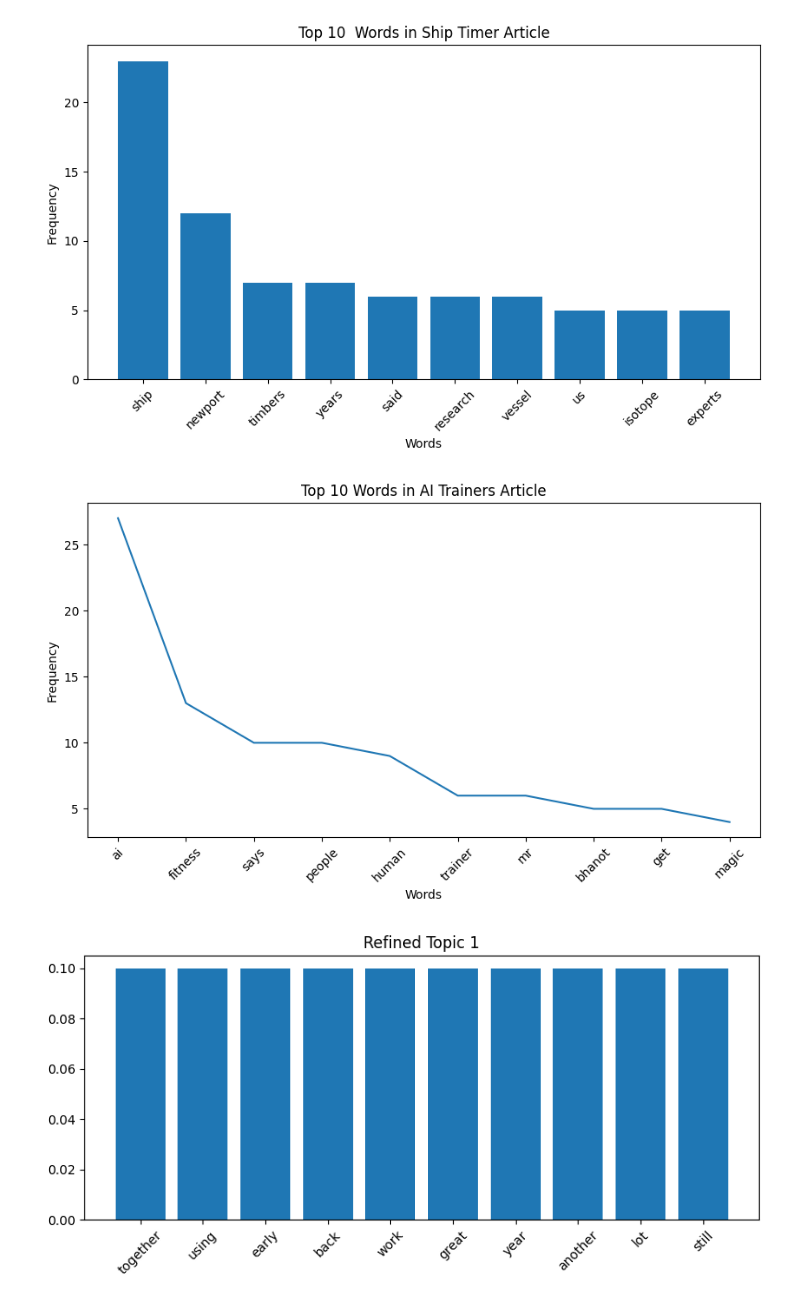
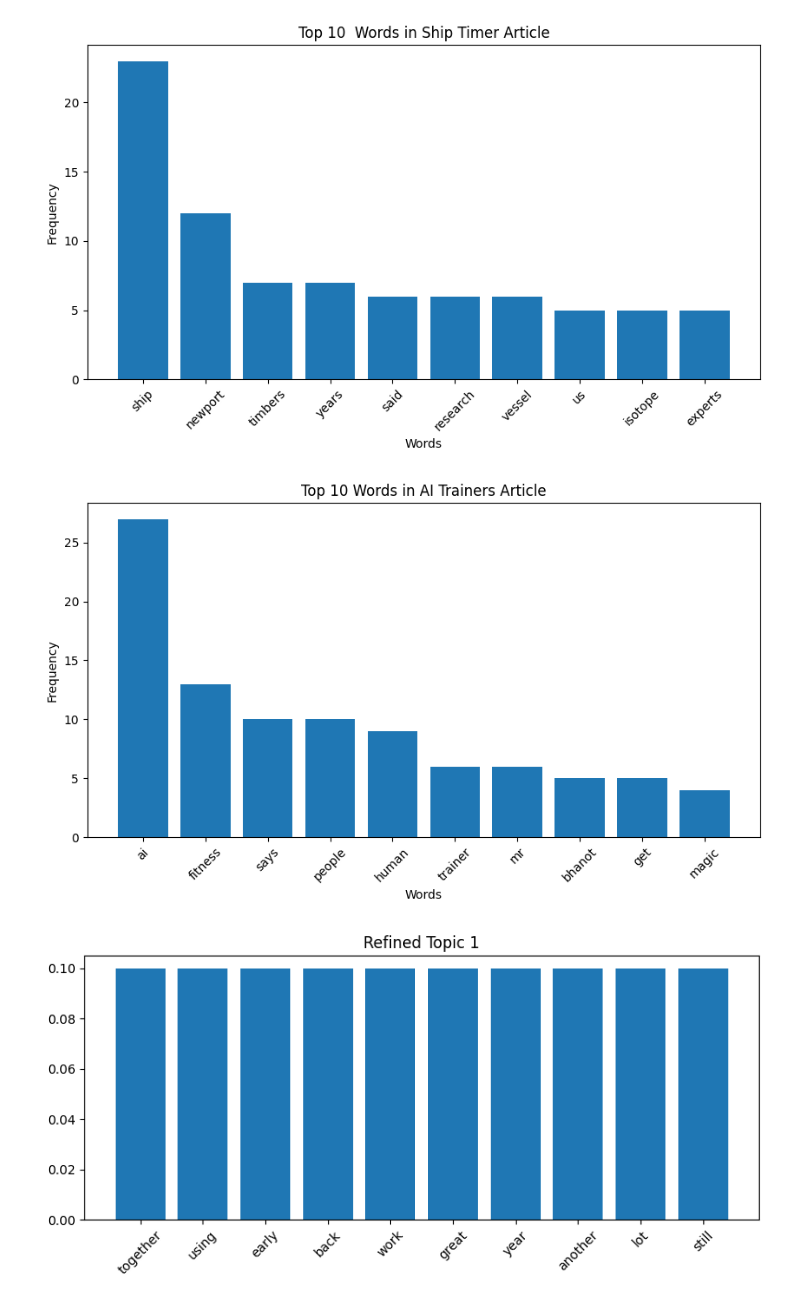
Before and after one commit to safoolady23-wq/AIN-SA2-PartB, a Jupyter notebook: AIN_SA2_PartB.ipynb, the cells around one changed output. Saved outputs shown, nothing was run; the diff lists cells and outputs as text; code cells hidden in the pictures.

```diff
--- a/AIN_SA2_PartB.ipynb
+++ b/AIN_SA2_PartB.ipynb
@@ -116,15 +116,15 @@ plt.show()
 # %%
 words, counts = zip(*ai_top)
 
 plt.figure(figsize=(10,5))
-plt.plot(words, counts) # the plot graph is shoing the top 10 words in the ai article
+plt.bar(words, counts) # the plot graph is shoing the top 10 words in the ai article
 plt.title("Top 10 Words in AI Trainers Article")
 plt.xticks(rotation=45)
 plt.xlabel("Words")
 plt.ylabel("Frequency")
 plt.show()
 # %% [output]
-[figure, old version]
+[figure, new version]
 # %%
 def get_topic_words(model, feature_names, n_top_words=10):
   topic_data =[]
```
